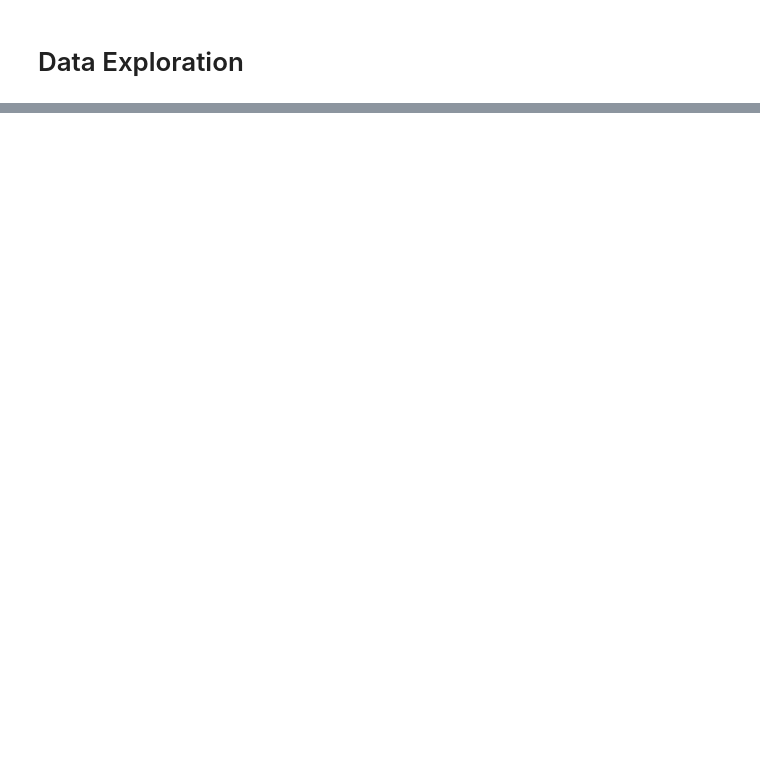
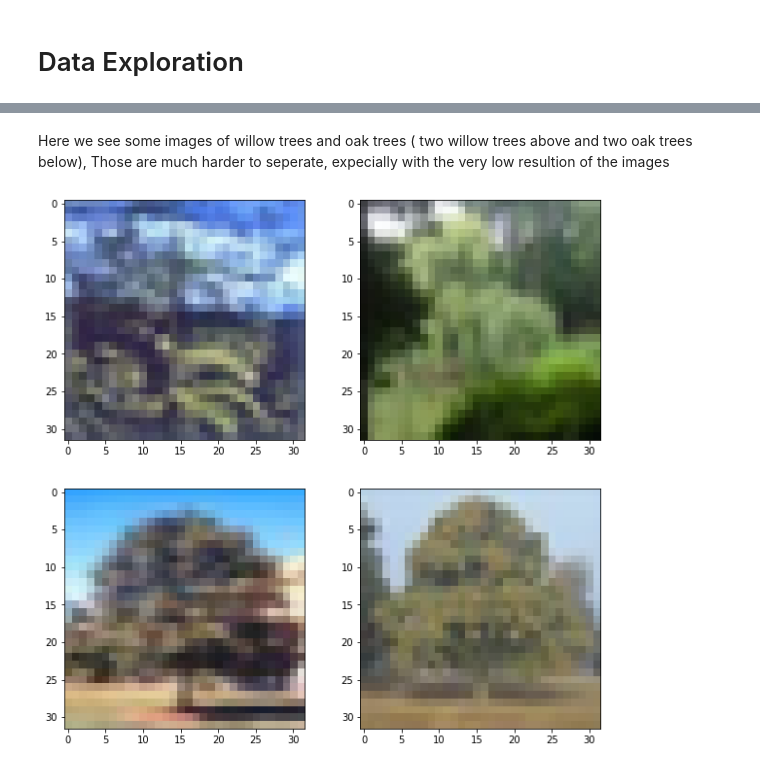
Before and after one commit to Zshoham/YHB, a Jupyter notebook: assignment1.ipynb, the cells around one changed output, grey strips where cells are left out. Drawn from its saved outputs; the diff is of its cells as text; code cells hidden in the pictures; blank space fills up the shorter version.

```diff
--- a/assignment1.ipynb
+++ b/assignment1.ipynb
@@ -73,0 +149,9 @@ aux[3].bar(test_fine_lbl, test_fine_lbl_counts, label="testing low level label d
+# %% [markdown]
+Here we see some images of willow trees and oak trees ( two willow trees above and two oak trees below), Those are much harder to seperate, expecially with the very low resultion of the images
+# %%
+apple_examples = get_label_examples(train_data, 'willow_tree', size=2)
+bee_examples = get_label_examples(train_data, 'oak_tree', size=2)
+examples = np.concatenate((apple_examples, bee_examples))
+plot_images(examples)
+# %% [output]
+[figure, added]
```
Also changed, not shown: parts of 25 cells of this notebook.
